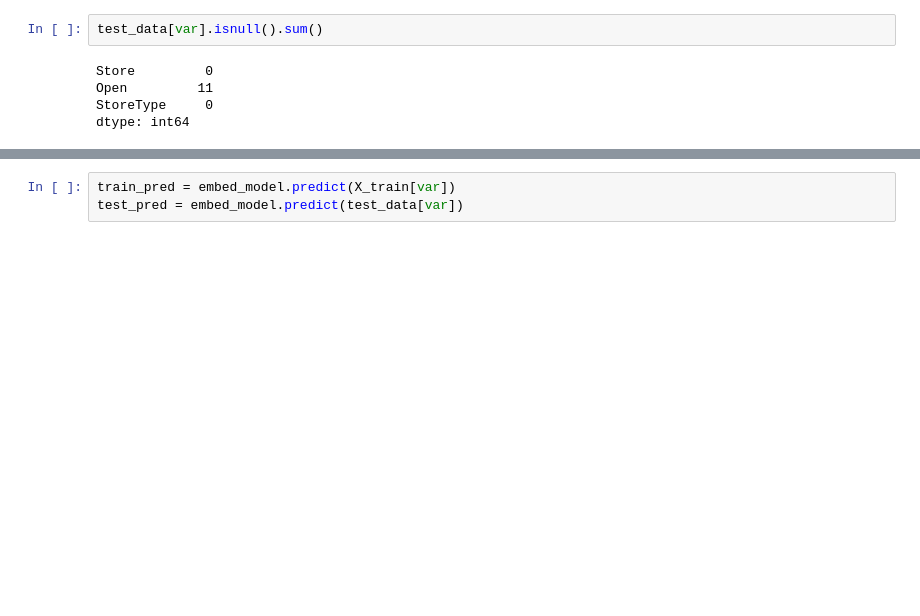
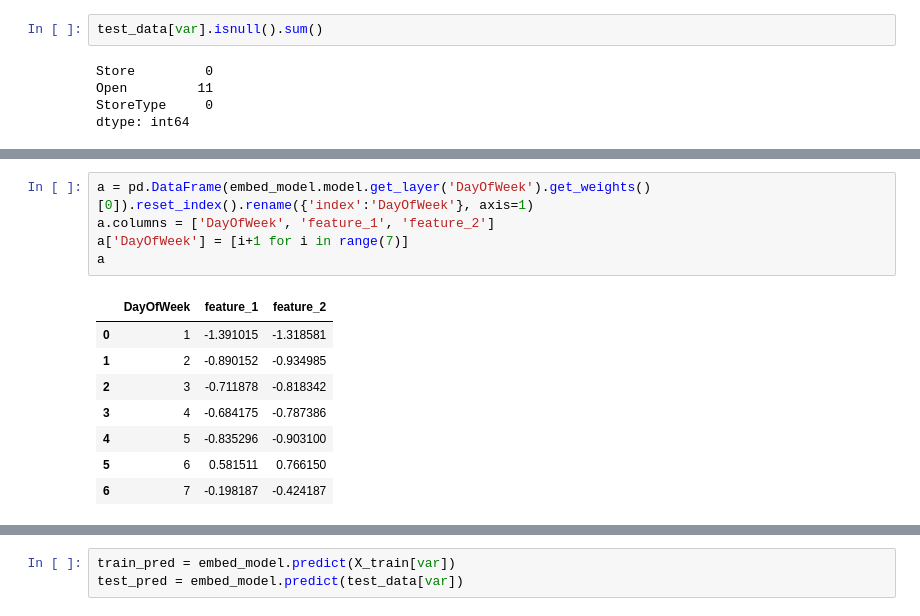
Before and after one commit to suvkp/Cat2Emb, a Jupyter notebook: EDA.ipynb, the cells around one changed output, grey strips where cells are left out. Cells and saved outputs as stored; diff of their text form; blank space fills up the shorter version.

```diff
--- a/EDA.ipynb
+++ b/EDA.ipynb
@@ -213,0 +250,14 @@ total inputs:
+# %%
+a = pd.DataFrame(embed_model.model.get_layer('DayOfWeek').get_weights()[0]).reset_index().rename({'index':'DayOfWeek'}, axis=1)
+a.columns = ['DayOfWeek', 'feature_1', 'feature_2']
+a['DayOfWeek'] = [i+1 for i in range(7)]
+a
+# %% [output]
+|  | DayOfWeek | feature_1 | feature_2 |
+| 0 | 1 | -1.391015 | -1.318581 |
+| 1 | 2 | -0.890152 | -0.934985 |
+| 2 | 3 | -0.711878 | -0.818342 |
+| 3 | 4 | -0.684175 | -0.787386 |
+| 4 | 5 | -0.835296 | -0.903100 |
+| 5 | 6 | 0.581511 | 0.766150 |
+| 6 | 7 | -0.198187 | -0.424187 |
```
Also changed, not shown: parts of 6 cells of this notebook, 9 other files.
